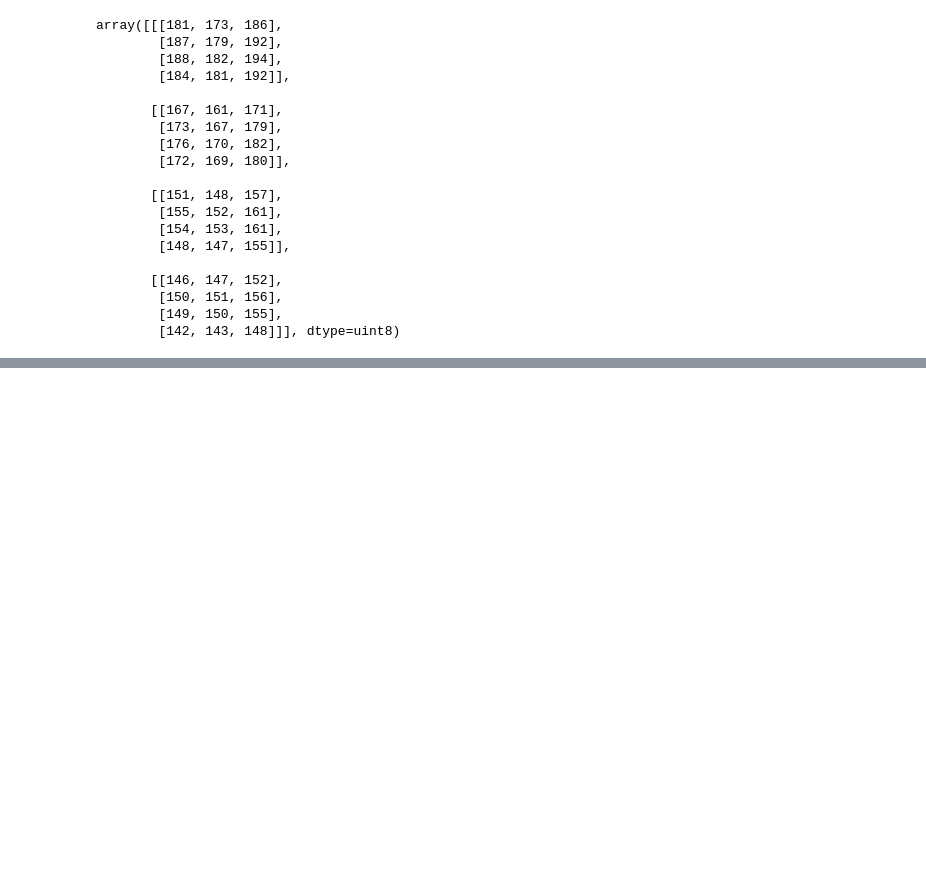
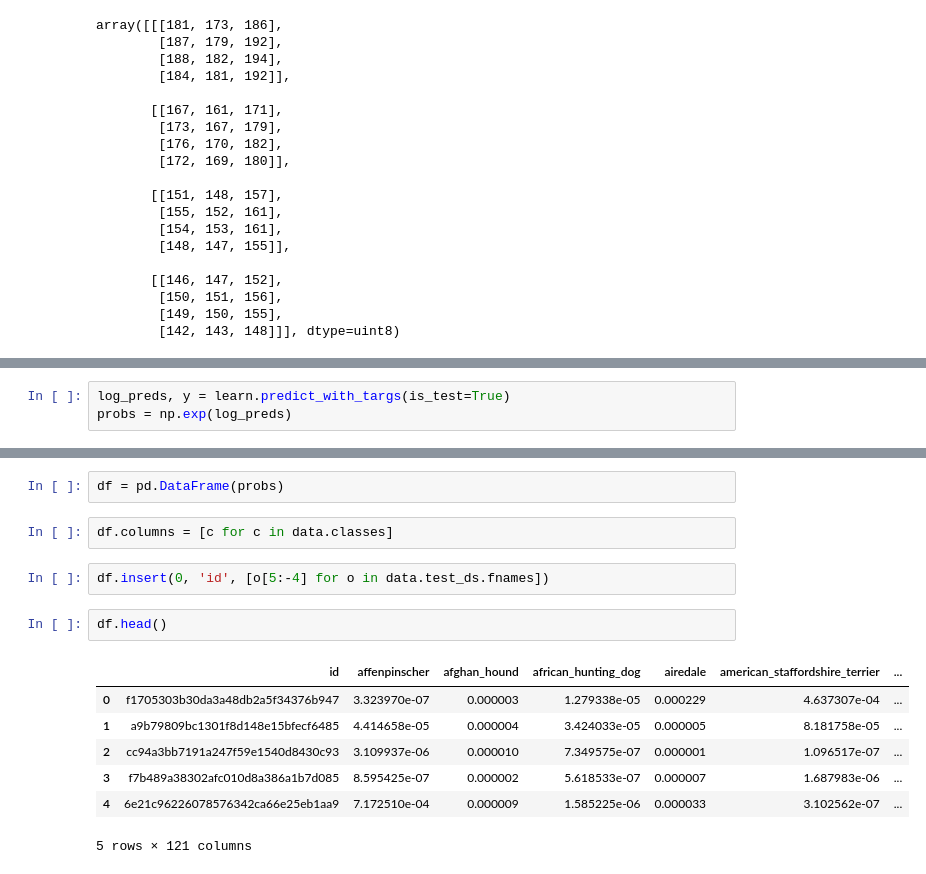
Before and after one commit to HMC152-Fall2018/assign1-monica-and-ewan, a Jupyter notebook: assignment1.ipynb, the cells around one changed output, grey strips where cells are left out. Cells and saved outputs as stored; diff of their text form; blank space fills up the shorter version.

```diff
--- a/assignment1.ipynb
+++ b/assignment1.ipynb
@@ -126,0 +188,3 @@ UnicodeDecodeError: 'ascii' codec can't decode byte 0xff in position 30: ordinal
+# %%
+log_preds, y = learn.predict_with_targs(is_test=True)
+probs = np.exp(log_preds)
@@ -126,0 +209,16 @@ UnicodeDecodeError: 'ascii' codec can't decode byte 0xff in position 30: ordinal
+# %%
+df = pd.DataFrame(probs)
+# %%
+df.columns = [c for c in data.classes]
+# %%
+df.insert(0, 'id', [o[5:-4] for o in data.test_ds.fnames])
+# %%
+df.head()
+# %% [output]
+|  | id | affenpinscher | afghan_hound | african_hunting_dog | airedale | american_staffordshire_terrier | ... |
+| 0 | f1705303b30da3a48db2a5f34376b947 | 3.323970e-07 | 0.000003 | 1.279338e-05 | 0.000229 | 4.637307e-04 | ... |
+| 1 | a9b79809bc1301f8d148e15bfecf6485 | 4.414658e-05 | 0.000004 | 3.424033e-05 | 0.000005 | 8.181758e-05 | ... |
+| 2 | cc94a3bb7191a247f59e1540d8430c93 | 3.109937e-06 | 0.000010 | 7.349575e-07 | 0.000001 | 1.096517e-07 | ... |
+| 3 | f7b489a38302afc010d8a386a1b7d085 | 8.595425e-07 | 0.000002 | 5.618533e-07 | 0.000007 | 1.687983e-06 | ... |
+| 4 | 6e21c96226078576342ca66e25eb1aa9 | 7.172510e-04 | 0.000009 | 1.585225e-06 | 0.000033 | 3.102562e-07 | ... |
+5 rows × 121 columns
```
Also changed, not shown: parts of 35 cells of this notebook.
